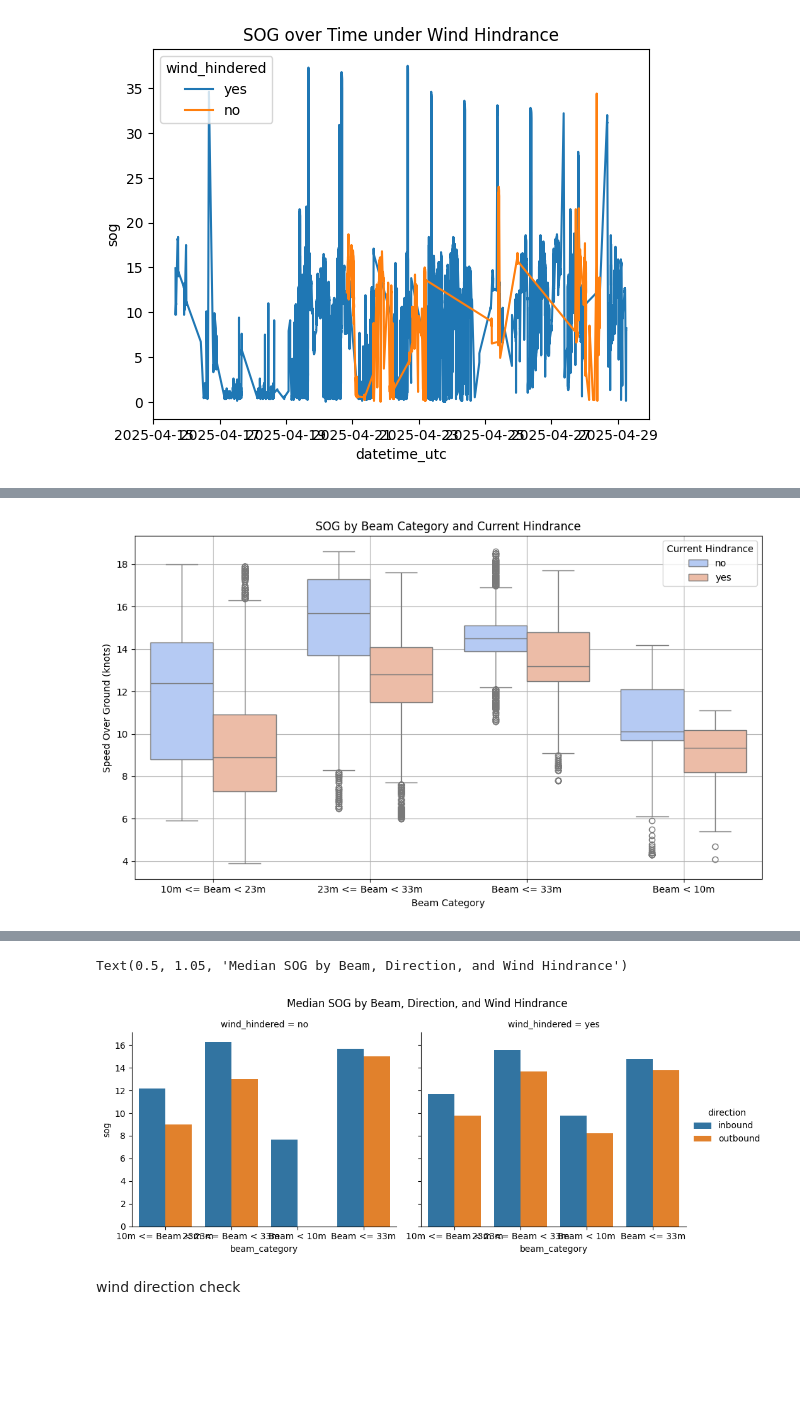
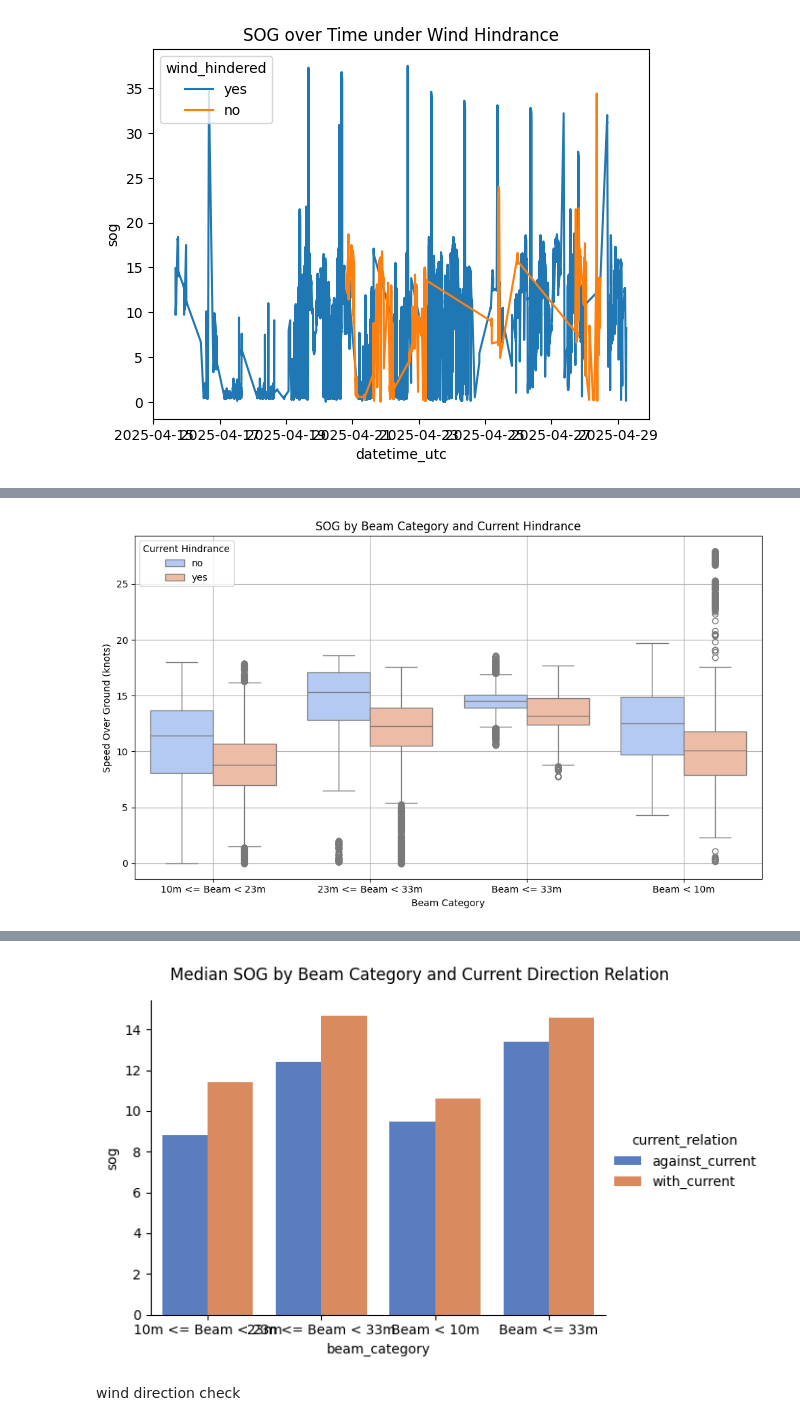
Before and after one commit to AishwaryaCV15/AMS--Maritime-Data-Engineering-Geospatial-Analytics, a Jupyter notebook: Analysis/SOG analysis.ipynb, the cells around one changed output, grey strips where cells are left out. Drawn from its saved outputs; the diff is of its cells as text; code cells hidden in the pictures; blank space fills up the shorter version.

```diff
--- a/Analysis/SOG analysis.ipynb
+++ b/Analysis/SOG analysis.ipynb
@@ -134,15 +271,29 @@ plt.show()
 # %%
 import seaborn as sns
 import matplotlib.pyplot as plt
+import numpy as np
 
 query = """
-SELECT sog,cog, wind_hindered, current_hindered, beam_category
+SELECT sog, cog, wind_hindered, current_hindered, beam_category, current_direction_deg
 FROM ais_open_water_polygon_env
-WHERE sog IS NOT NULL AND beam_category IS NOT NULL and ship_type between 60 and 80
-and navigational_status = 0
+WHERE sog IS NOT NULL AND beam_category IS NOT NULL
+  AND navigational_status = 0
+  AND sog < 30
 """
 df = load_query(query)
 
+# -----------------------------
+# CLASSIFY WITH vs AGAINST CURRENT
+# -----------------------------
+# Compute absolute angle difference between ship course and current direction
+df['angle_diff'] = np.abs((df['cog'] - df['current_direction_deg'] + 180) % 360 - 180)
+
+# Label as with_current or against_current
+df['current_relation'] = np.where(df['angle_diff'] <= 90, 'with_current', 'against_current')
+
+# -----------------------------
+# PLOTS
+# -----------------------------
 
 # 1.  Boxplot of SOG vs. Beam Category under Wind Hindrance
 plt.figure(figsize=(10, 6))
@@ -166,10 +317,14 @@ plt.legend(title="Current Hindrance")
 plt.tight_layout()
 plt.show()
 
-# 3.  Print mean SOG values by beam category and wind/current hindrance
+# -----------------------------
+# SUMMARY TABLES
+# -----------------------------
 print("\n Median SOG by Beam Category and Wind Hindrance:")
-df["direction"] = df["cog"].apply(lambda x: "inbound" if 180 <= x <= 360 else "outbound")
-print (df.groupby(["beam_category", "wind_hindered"])["sog"].median().unstack())
+print(df.groupby(["beam_category", "wind_hindered"])["sog"].median().unstack())
+
+print("\n Median SOG by Beam Category and Current Hindrance:")
+print(df.groupby(["beam_category", "current_hindered"])["sog"].median().unstack())
 
 print("\n Mean SOG by Beam Category and Wind Hindrance:")
 print(df.groupby(["beam_category", "wind_hindered"])["sog"].agg(['mean', 'count']).reset_index())
@@ -177,16 +332,29 @@ print(df.groupby(["beam_category", "wind_hindered"])["sog"].agg(['mean', 'count'
 print("\n Mean SOG by Beam Category and Current Hindrance:")
 print(df.groupby(["beam_category", "current_hindered"])["sog"].agg(['mean', 'count']).reset_index())
 
+# -----------------------------
+# WITH vs AGAINST CURRENT
+# -----------------------------
+print("\n Median SOG by Beam Category and Current Relation (With vs Against):")
+median_relation = df.groupby(["beam_category", "current_relation"])["sog"].median().unstack()
+print(median_relation)
 
-df["direction"] = df["cog"].apply(lambda x: "inbound" if 180 <= x <= 360 else "outbound")
-df.groupby(["beam_category", "wind_hindered", "direction"])["sog"].mean().unstack()
+print("\n Mean SOG by Beam Category and Current Relation (With vs Against):")
+print(df.groupby(["beam_category", "current_relation"])["sog"].agg(['mean', 'count']).reset_index())
 
+# Calculate Δ (with - against) for medians
+median_relation['delta_sog'] = median_relation['with_current'] - median_relation['against_current']
+print("\n Δ Median SOG (With - Against) by Beam Category:")
+print(median_relation)
 
-pivot = df.groupby(["beam_category", "current_hindered"])["sog"].mean().unstack()
-pivot["sog_drop"] = pivot["no"] - pivot["yes"]
-print(pivot)
-
-df_plot = df.groupby(["beam_category", "wind_hindered", "direction"])["sog"].median().reset_index()
-sns.catplot(data=df_plot, x="beam_category", y="sog", hue="direction", col="wind_hindered", kind="bar", height=4, aspect=1.2)
-plt.suptitle("Median SOG by Beam, Direction, and Wind Hindrance", y=1.05)
+# -----------------------------
+# PLOT BAR
+# -----------------------------
+df_plot = df.groupby(["beam_category", "current_relation"])["sog"].median().reset_index()
+sns.catplot(
+    data=df_plot, x="beam_category", y="sog",
+    hue="current_relation", kind="bar", height=4, aspect=1.4, palette="muted"
+)
+plt.suptitle("Median SOG by Beam Category and Current Direction Relation", y=1.05)
+plt.show()
 # %% [output]
@@ -194,2 +362,2 @@ plt.suptitle("Median SOG by Beam, Direction, and Wind Hindrance", y=1.05)
-[figure, old version]
+[figure, new version]
  Median SOG by Beam Category and Wind Hindrance:
@@ -212,5 +380,4 @@ Beam <= 33m        14.584208  13.452516  1.131693
-Text(0.5, 1.05, 'Median SOG by Beam, Direction, and Wind Hindrance')
-[figure, old version]
+[figure, new version]
 # %% [markdown]
 wind direction check
 # %%
```
Also changed, not shown: parts of 27 cells of this notebook, 4 other files.
